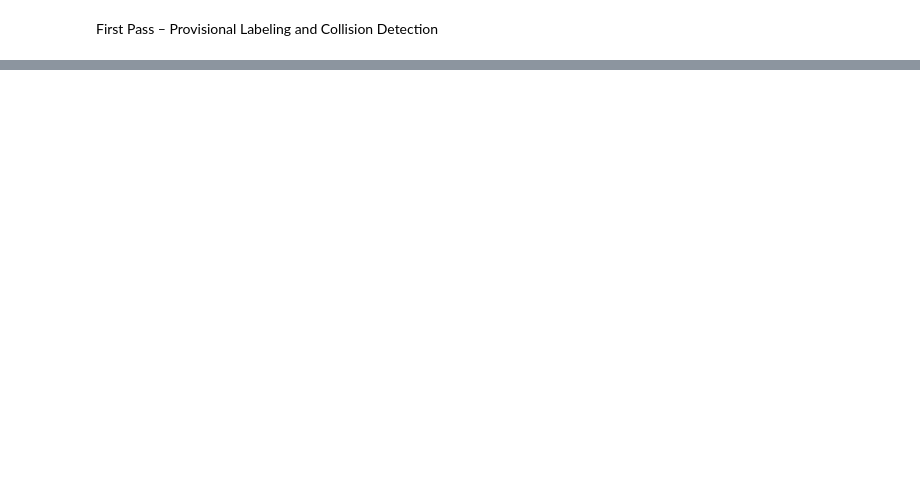
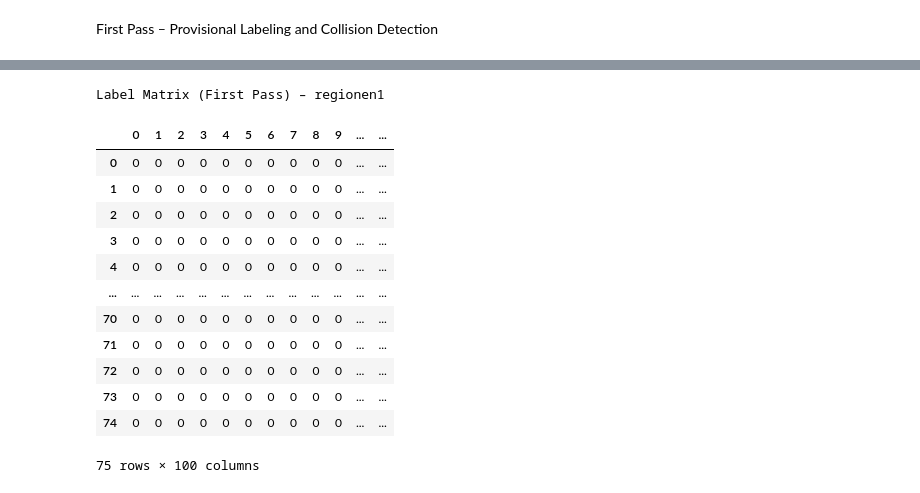
Before and after one commit to AhmedZ41/2DCV-Tasks, a Jupyter notebook: 7.Aufgabe/Aufgabe-7.ipynb, the cells around one changed output, grey strips where cells are left out. Drawn from its saved outputs; the diff is of its cells as text; code cells hidden in the pictures; blank space fills up the shorter version.

```diff
--- a/7.Aufgabe/Aufgabe-7.ipynb
+++ b/7.Aufgabe/Aufgabe-7.ipynb
@@ -168,0 +182,52 @@ Label Matrix (First Pass) – regionen1
+# %%
+def second_pass(label_matrix: np.ndarray, equivalences: list[set]) -> np.ndarray:
+    """
+    Perform the second pass: resolve provisional labels using the equivalence sets.
+
+    Parameters:
+        label_matrix (np.ndarray): Provisional label matrix from first pass.
+        equivalences (list of sets): List of label groups that should be merged.
+
+    Returns:
+        np.ndarray: Final label matrix with resolved labels.
+    """
+    # Build label mapping: each label → smallest label in its equivalence set
+    label_map = {}
+    for eq_set in equivalences:
+        min_label = min(eq_set)
+        for label in eq_set:
+            label_map[label] = min_label
+
+    # Replace each label in the matrix using the mapping
+    height, width = label_matrix.shape
+    final_matrix = np.zeros((height, width), dtype=int)
+
+    for y in range(height):
+        for x in range(width):
+            label = label_matrix[y, x]
+            if label == 0:
+                continue  # background
+            final_matrix[y, x] = label_map.get(label, label)
+
+    return final_matrix
+# %%
+final_matrix = second_pass(label_matrix1, equivalences1)
+# Display the label matrix
+df = pd.DataFrame(final_matrix)
+print("Label Matrix (First Pass) – regionen1")
+display(df)
+# %% [output]
+Label Matrix (First Pass) – regionen1
+|  | 0 | 1 | 2 | 3 | 4 | 5 | 6 | 7 | 8 | 9 | ... | ... |
+| 0 | 0 | 0 | 0 | 0 | 0 | 0 | 0 | 0 | 0 | 0 | ... | ... |
+| 1 | 0 | 0 | 0 | 0 | 0 | 0 | 0 | 0 | 0 | 0 | ... | ... |
+| 2 | 0 | 0 | 0 | 0 | 0 | 0 | 0 | 0 | 0 | 0 | ... | ... |
+| 3 | 0 | 0 | 0 | 0 | 0 | 0 | 0 | 0 | 0 | 0 | ... | ... |
+| 4 | 0 | 0 | 0 | 0 | 0 | 0 | 0 | 0 | 0 | 0 | ... | ... |
+| ... | ... | ... | ... | ... | ... | ... | ... | ... | ... | ... | ... | ... |
+| 70 | 0 | 0 | 0 | 0 | 0 | 0 | 0 | 0 | 0 | 0 | ... | ... |
+| 71 | 0 | 0 | 0 | 0 | 0 | 0 | 0 | 0 | 0 | 0 | ... | ... |
+| 72 | 0 | 0 | 0 | 0 | 0 | 0 | 0 | 0 | 0 | 0 | ... | ... |
+| 73 | 0 | 0 | 0 | 0 | 0 | 0 | 0 | 0 | 0 | 0 | ... | ... |
+| 74 | 0 | 0 | 0 | 0 | 0 | 0 | 0 | 0 | 0 | 0 | ... | ... |
+75 rows × 100 columns
```
Also changed, not shown: parts of 4 cells of this notebook.
